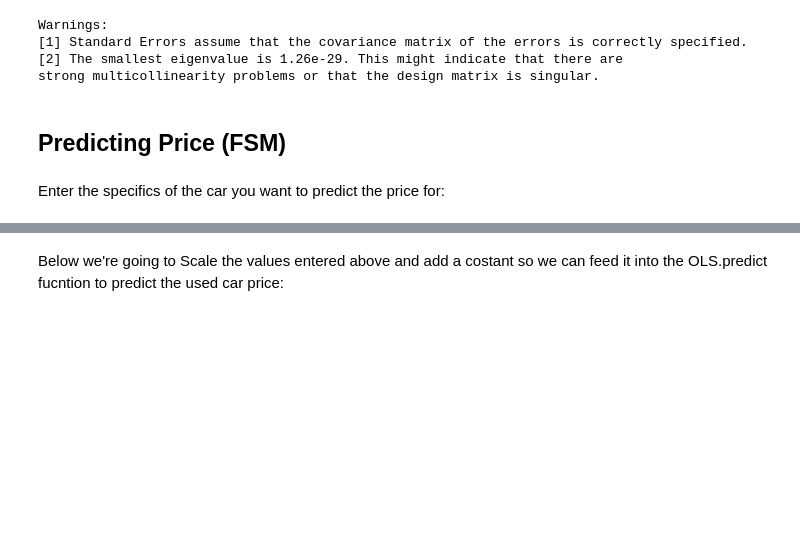
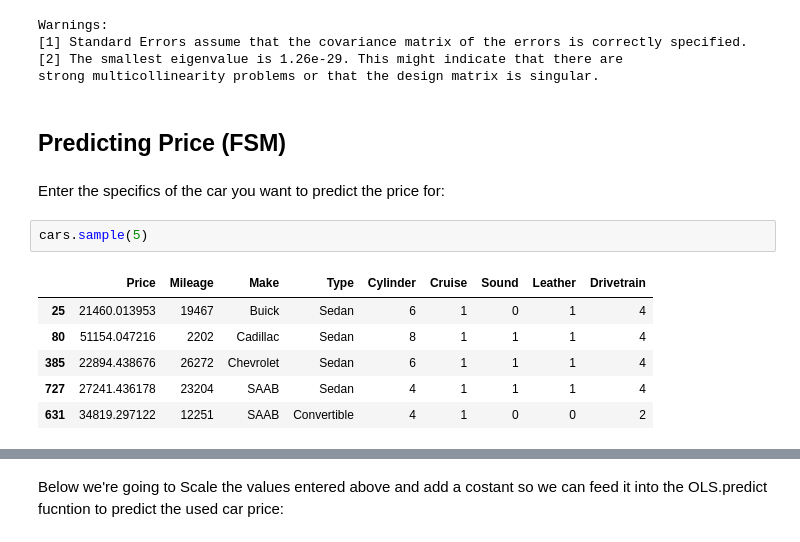
Before and after one commit to Ozxahmed/ML_DS_DL_Udemy_Course, a Jupyter notebook: s3_2_clean_project.ipynb, the cells around one changed output, grey strips where cells are left out. Cells and saved outputs as stored; diff of their text form; blank space fills up the shorter version.

```diff
--- a/s3_2_clean_project.ipynb
+++ b/s3_2_clean_project.ipynb
@@ -688,4 +692,13 @@ strong multicollinearity problems or that the design matrix is singular.
 ## Predicting Price (FSM)
 # %% [markdown]
 Enter the specifics of the car you want to predict the price for:
+# %%
+cars.sample(5)
+# %% [output]
+|  | Price | Mileage | Make | Type | Cylinder | Cruise | Sound | Leather | Drivetrain |
+| 25 | 21460.013953 | 19467 | Buick | Sedan | 6 | 1 | 0 | 1 | 4 |
+| 80 | 51154.047216 | 2202 | Cadillac | Sedan | 8 | 1 | 1 | 1 | 4 |
+| 385 | 22894.438676 | 26272 | Chevrolet | Sedan | 6 | 1 | 1 | 1 | 4 |
+| 727 | 27241.436178 | 23204 | SAAB | Sedan | 4 | 1 | 1 | 1 | 4 |
+| 631 | 34819.297122 | 12251 | SAAB | Convertible | 4 | 1 | 0 | 0 | 2 |
 # %%
```
Also changed, not shown: parts of 38 cells of this notebook.
